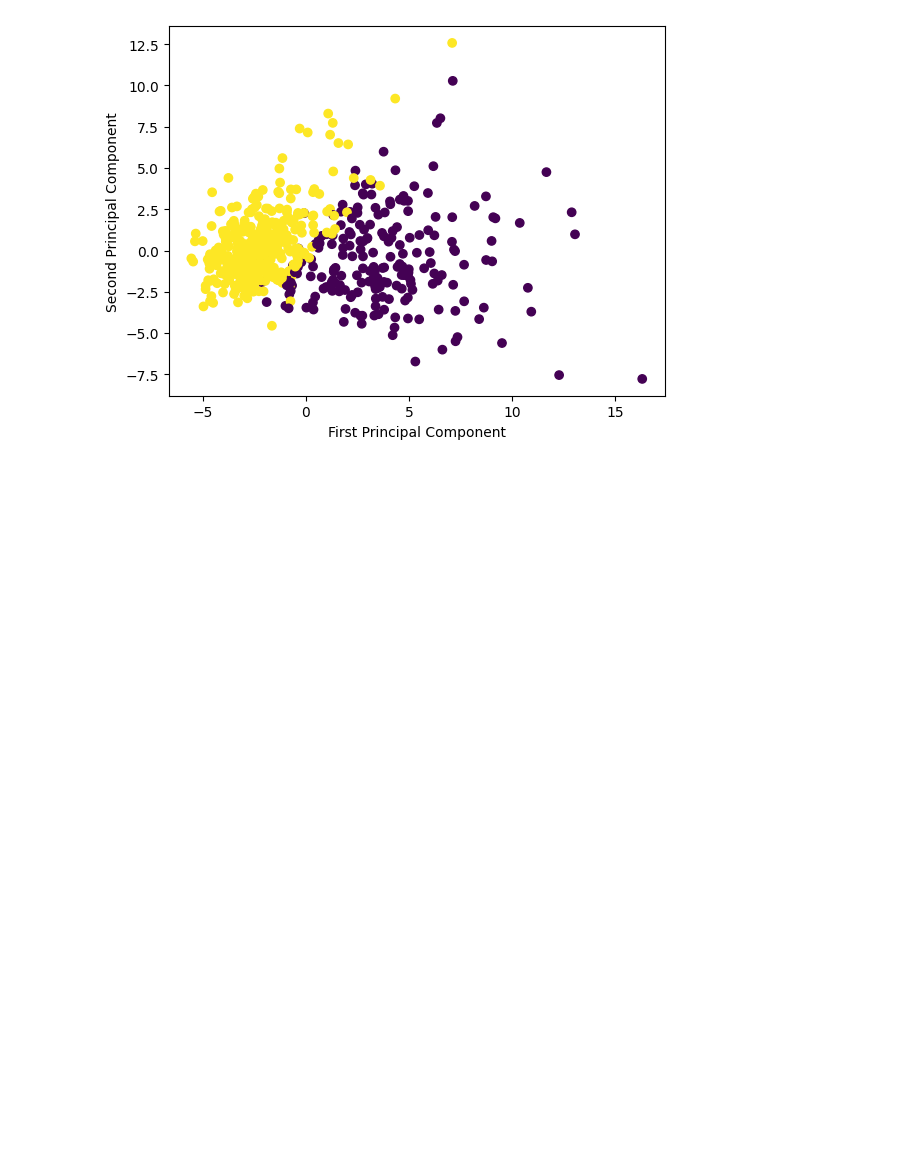
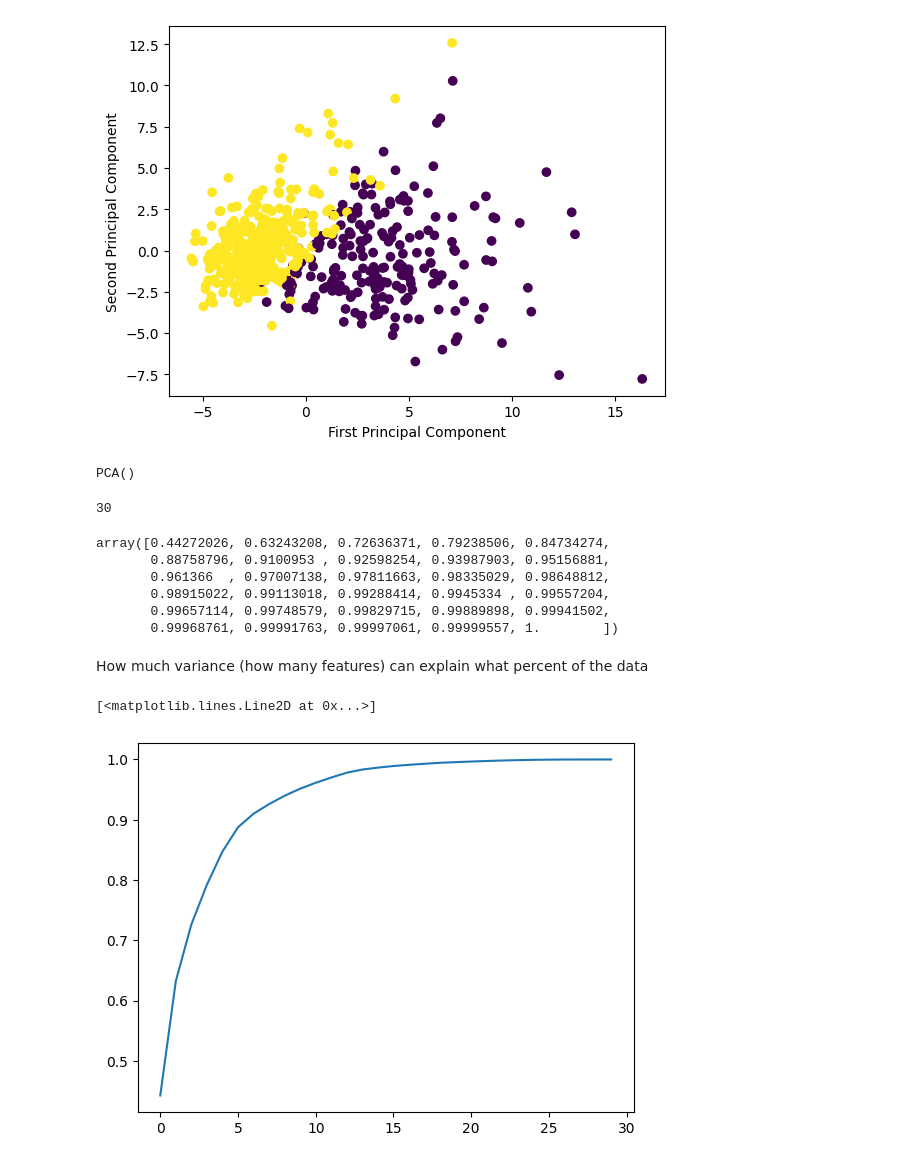
Before and after one commit to kitsbits/aiml, a Jupyter notebook: ml-core/20240131_pca.ipynb, the cells around one changed output. Drawn from its saved outputs; the diff is of its cells as text; code cells hidden in the pictures; blank space fills up the shorter version.

```diff
--- a/ml-core/20240131PCA.ipynb
+++ b/ml-core/20240131_pca.ipynb
@@ -98,3 +80,30 @@ plt.ylabel('Second Principal Component')
 # %% [output]
 Text(0, 0.5, 'Second Principal Component')
 [figure]
+# %%
+pca_full = PCA()
+pca_full.fit(scaled_data)
+# %% [output]
+PCA()
+# %%
+# Grab features and evaluate the variance
+len(pca_full.explained_variance_ratio_)
+# %% [output]
+30
+# %%
+# Run num of components evaluation using cumulative sum of explained variance ratio
+np.cumsum(pca_full.explained_variance_ratio_)
+# %% [output]
+array([0.44272026, 0.63243208, 0.72636371, 0.79238506, 0.84734274,
+       0.88758796, 0.9100953 , 0.92598254, 0.93987903, 0.95156881,
+       0.961366  , 0.97007138, 0.97811663, 0.98335029, 0.98648812,
+       0.98915022, 0.99113018, 0.99288414, 0.9945334 , 0.99557204,
+       0.99657114, 0.99748579, 0.99829715, 0.99889898, 0.99941502,
+       0.99968761, 0.99991763, 0.99997061, 0.99999557, 1.        ])
+# %% [markdown]
+How much variance (how many features) can explain what percent of the data
+# %%
+plt.plot(np.cumsum(pca_full.explained_variance_ratio_))
+# %% [output]
+[<matplotlib.lines.Line2D at 0x...>]
+[figure, added]
```
Also changed, not shown: parts of 1 cell of this notebook, 8 other files.
